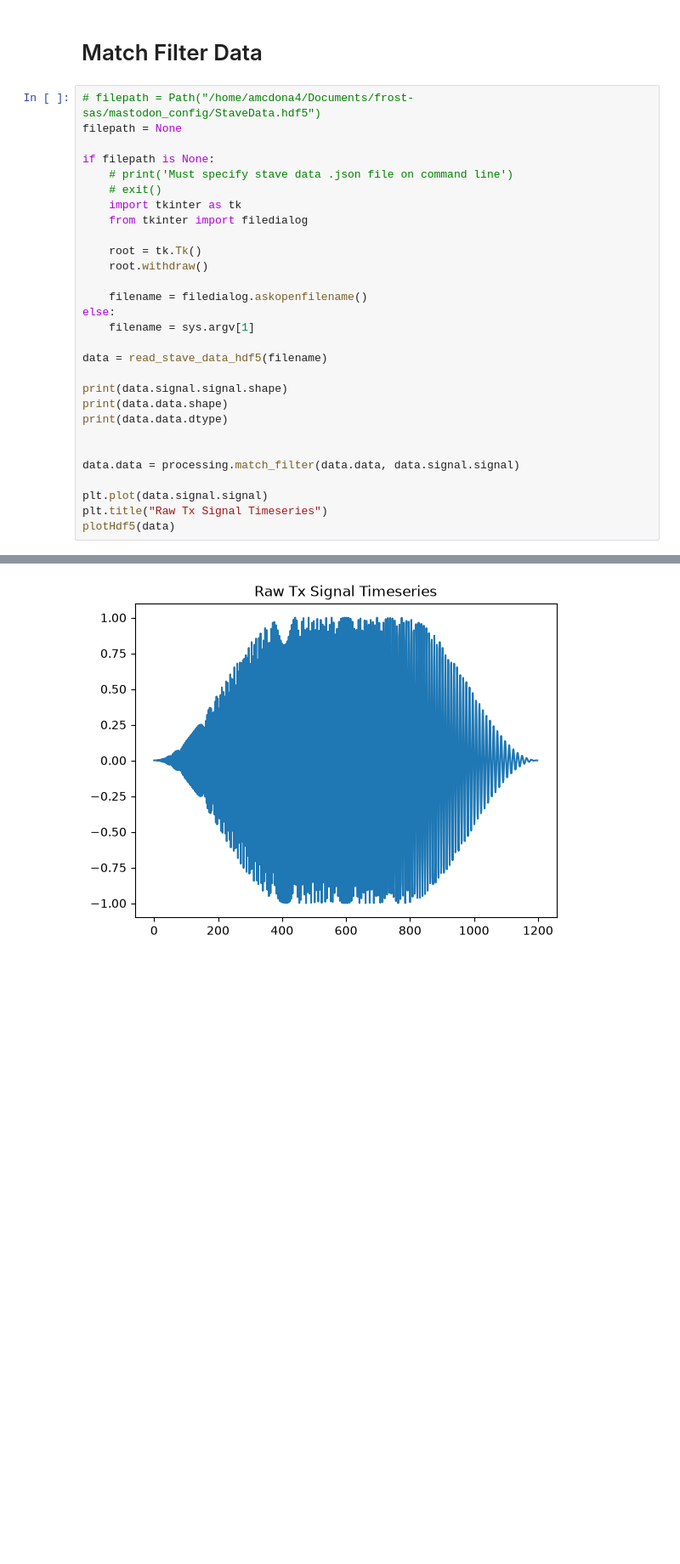
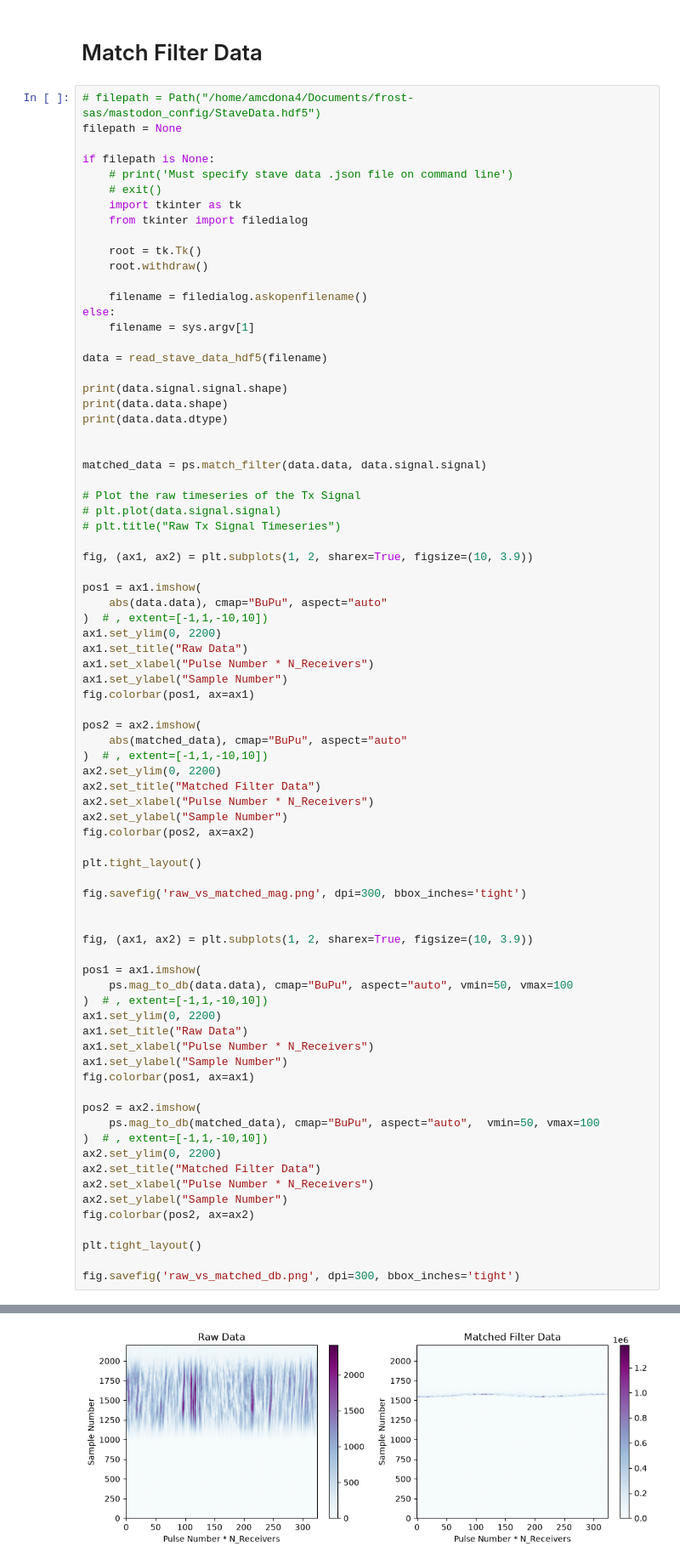
Before and after one commit to Elitearcanist/frost-sas, a Jupyter notebook: src/frost_sas/notebooks/match_filter_test.ipynb, the cells around one changed output, grey strips where cells are left out. Shown at 85% size. Saved outputs shown, nothing was run; the diff lists cells and outputs as text; blank space fills up the shorter version.

Commit message:
create plots for match filter results, magnitude to db converter function

```diff
--- a/src/frost_sas/notebooks/match_filter_test.ipynb
+++ b/src/frost_sas/notebooks/match_filter_test.ipynb
@@ -23,34 +23,83 @@ import processing
 # %%
 # filepath = Path("/home/amcdona4/Documents/frost-sas/mastodon_config/StaveData.hdf5")
 filepath = None
 
 if filepath is None:
     # print('Must specify stave data .json file on command line')
     # exit()
     import tkinter as tk
     from tkinter import filedialog
 
     root = tk.Tk()
     root.withdraw()
 
     filename = filedialog.askopenfilename()
 else:
     filename = sys.argv[1]
 
 data = read_stave_data_hdf5(filename)
 
 print(data.signal.signal.shape)
 print(data.data.shape)
 print(data.data.dtype)
 
 
-data.data = processing.match_filter(data.data, data.signal.signal)
+matched_data = ps.match_filter(data.data, data.signal.signal)
 
-plt.plot(data.signal.signal)
-plt.title("Raw Tx Signal Timeseries")
-plotHdf5(data)
+# Plot the raw timeseries of the Tx Signal
+# plt.plot(data.signal.signal)
+# plt.title("Raw Tx Signal Timeseries")
+
+fig, (ax1, ax2) = plt.subplots(1, 2, sharex=True, figsize=(10, 3.9))
+
+pos1 = ax1.imshow(
+    abs(data.data), cmap="BuPu", aspect="auto"
+)  # , extent=[-1,1,-10,10])
+ax1.set_ylim(0, 2200)
+ax1.set_title("Raw Data")
+ax1.set_xlabel("Pulse Number * N_Receivers")
+ax1.set_ylabel("Sample Number")
+fig.colorbar(pos1, ax=ax1)
+
+pos2 = ax2.imshow(
+    abs(matched_data), cmap="BuPu", aspect="auto"
+)  # , extent=[-1,1,-10,10])
+ax2.set_ylim(0, 2200)
+ax2.set_title("Matched Filter Data")
+ax2.set_xlabel("Pulse Number * N_Receivers")
+ax2.set_ylabel("Sample Number")
+fig.colorbar(pos2, ax=ax2)
+
+plt.tight_layout()
+
+fig.savefig('raw_vs_matched_mag.png', dpi=300, bbox_inches='tight')
+
+
+fig, (ax1, ax2) = plt.subplots(1, 2, sharex=True, figsize=(10, 3.9))
+
+pos1 = ax1.imshow(
+    ps.mag_to_db(data.data), cmap="BuPu", aspect="auto", vmin=50, vmax=100
+)  # , extent=[-1,1,-10,10])
+ax1.set_ylim(0, 2200)
+ax1.set_title("Raw Data")
+ax1.set_xlabel("Pulse Number * N_Receivers")
+ax1.set_ylabel("Sample Number")
+fig.colorbar(pos1, ax=ax1)
+
+pos2 = ax2.imshow(
+    ps.mag_to_db(matched_data), cmap="BuPu", aspect="auto",  vmin=50, vmax=100
+)  # , extent=[-1,1,-10,10])
+ax2.set_ylim(0, 2200)
+ax2.set_title("Matched Filter Data")
+ax2.set_xlabel("Pulse Number * N_Receivers")
+ax2.set_ylabel("Sample Number")
+fig.colorbar(pos2, ax=ax2)
+
+plt.tight_layout()
+
+fig.savefig('raw_vs_matched_db.png', dpi=300, bbox_inches='tight')
 # %% [output]
 (1199,)
 (6400, 325)
 complex128
-[figure, old version]
+[figure, new version]
```
Also changed, not shown: parts of 4 cells of this notebook, 2 other files.
